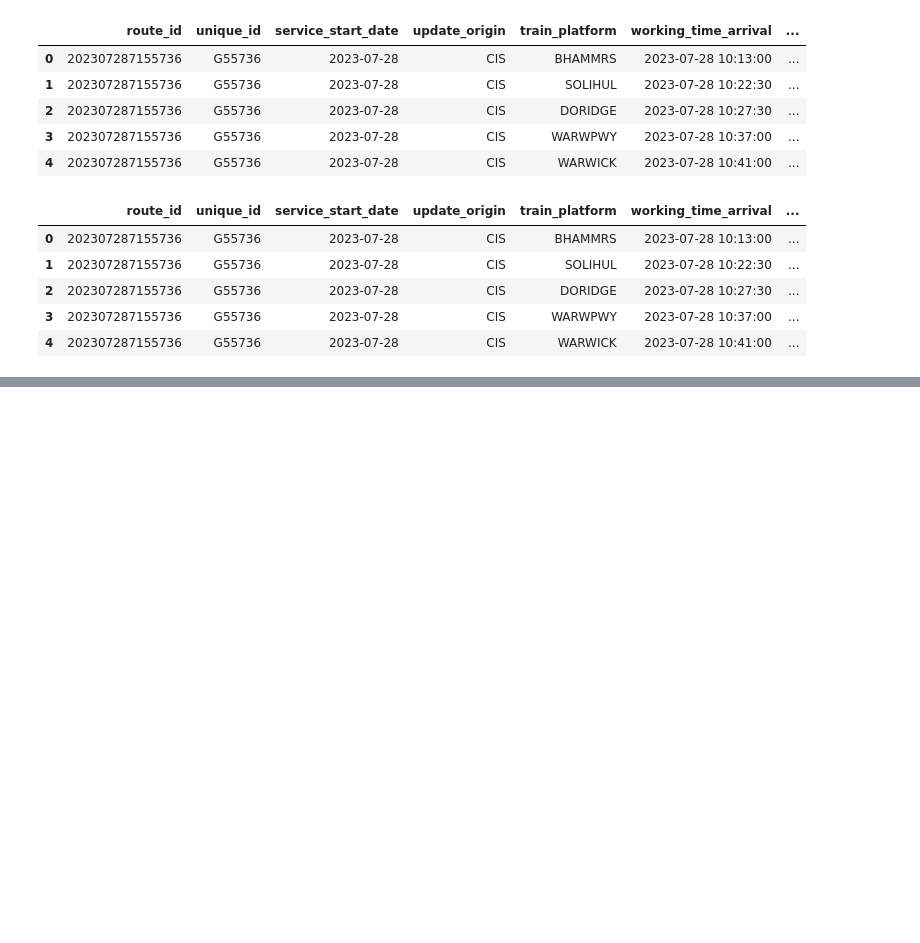
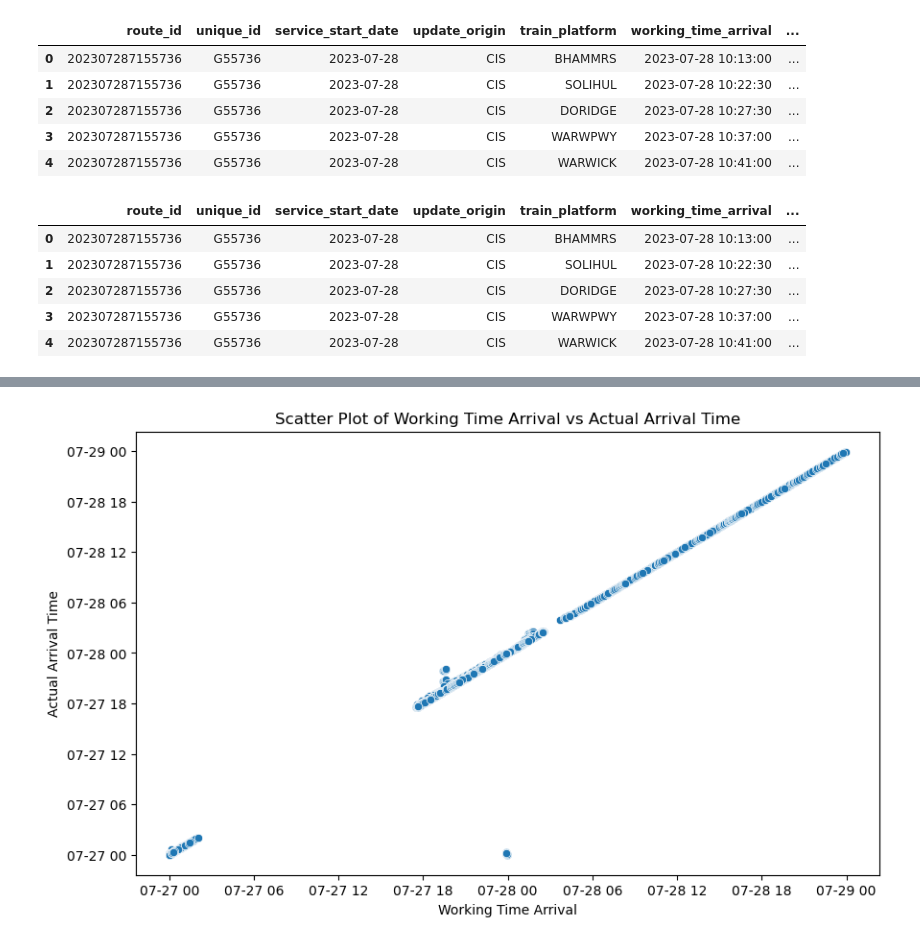
Before and after one commit to BrianLevesque/UK-National-Rail-Performance-Project, a Jupyter notebook: Final Capstone Project EDA.ipynb, the cells around one changed output, grey strips where cells are left out. Saved outputs shown, nothing was run; the diff lists cells and outputs as text; code cells hidden in the pictures; blank space fills up the shorter version.

```diff
--- a/Final Capstone Project EDA.ipynb
+++ b/Final Capstone Project EDA.ipynb
@@ -292,0 +322,12 @@ df_pd.to_csv('output_cleaned_data.csv', index = False)
+# %%
+import seaborn as sns
+
+# Scatter plot for working_time_arrival vs actual_arrival_time
+plt.figure(figsize=(10, 6))
+sns.scatterplot(x='working_time_arrival', y='actual_arrival_time', data=pandas_df)
+plt.title('Scatter Plot of Working Time Arrival vs Actual Arrival Time')
+plt.xlabel('Working Time Arrival')
+plt.ylabel('Actual Arrival Time')
+plt.show()
+# %% [output]
+[figure, added]
```
Also changed, not shown: parts of 14 cells of this notebook.
